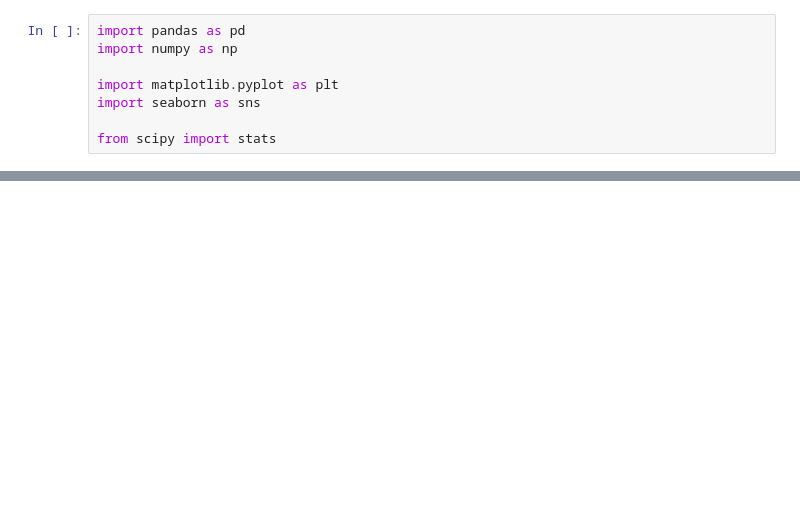
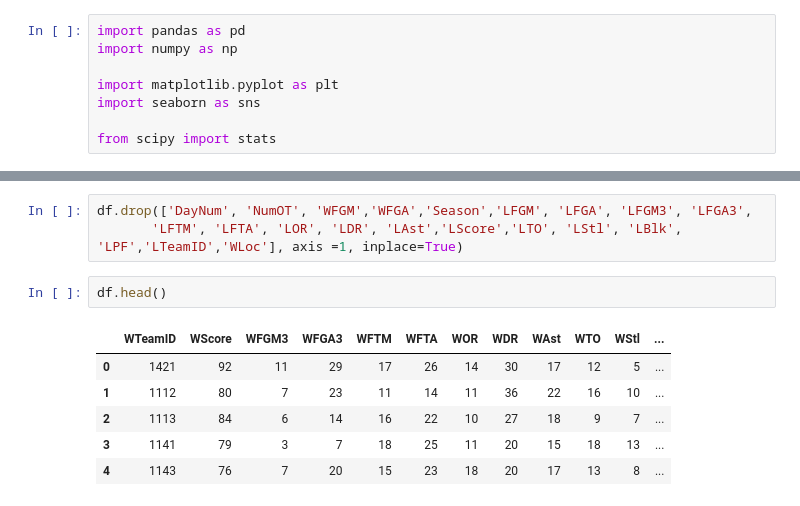
Before and after one commit to cshields164/march-machine-learning-mania-2024, a Jupyter notebook: code/02transform.ipynb, the cells around one changed output, grey strips where cells are left out. Saved outputs shown, nothing was run; the diff lists cells and outputs as text; blank space fills up the shorter version.

```diff
--- a/code/02transform.ipynb
+++ b/code/02transform.ipynb
@@ -40,0 +62,12 @@ memory usage: 14.4+ MB
+# %%
+df.drop(['DayNum', 'NumOT', 'WFGM','WFGA','Season','LFGM', 'LFGA', 'LFGM3', 'LFGA3',
+       'LFTM', 'LFTA', 'LOR', 'LDR', 'LAst','LScore','LTO', 'LStl', 'LBlk', 'LPF','LTeamID','WLoc'], axis =1, inplace=True)
+# %%
+df.head()
+# %% [output]
+|  | WTeamID | WScore | WFGM3 | WFGA3 | WFTM | WFTA | WOR | WDR | WAst | WTO | WStl | ... |
+| 0 | 1421 | 92 | 11 | 29 | 17 | 26 | 14 | 30 | 17 | 12 | 5 | ... |
+| 1 | 1112 | 80 | 7 | 23 | 11 | 14 | 11 | 36 | 22 | 16 | 10 | ... |
+| 2 | 1113 | 84 | 6 | 14 | 16 | 22 | 10 | 27 | 18 | 9 | 7 | ... |
+| 3 | 1141 | 79 | 3 | 7 | 18 | 25 | 11 | 20 | 15 | 18 | 13 | ... |
+| 4 | 1143 | 76 | 7 | 20 | 15 | 23 | 18 | 20 | 17 | 13 | 8 | ... |
```
Also changed, not shown: parts of 9 cells of this notebook, 2 other files.
